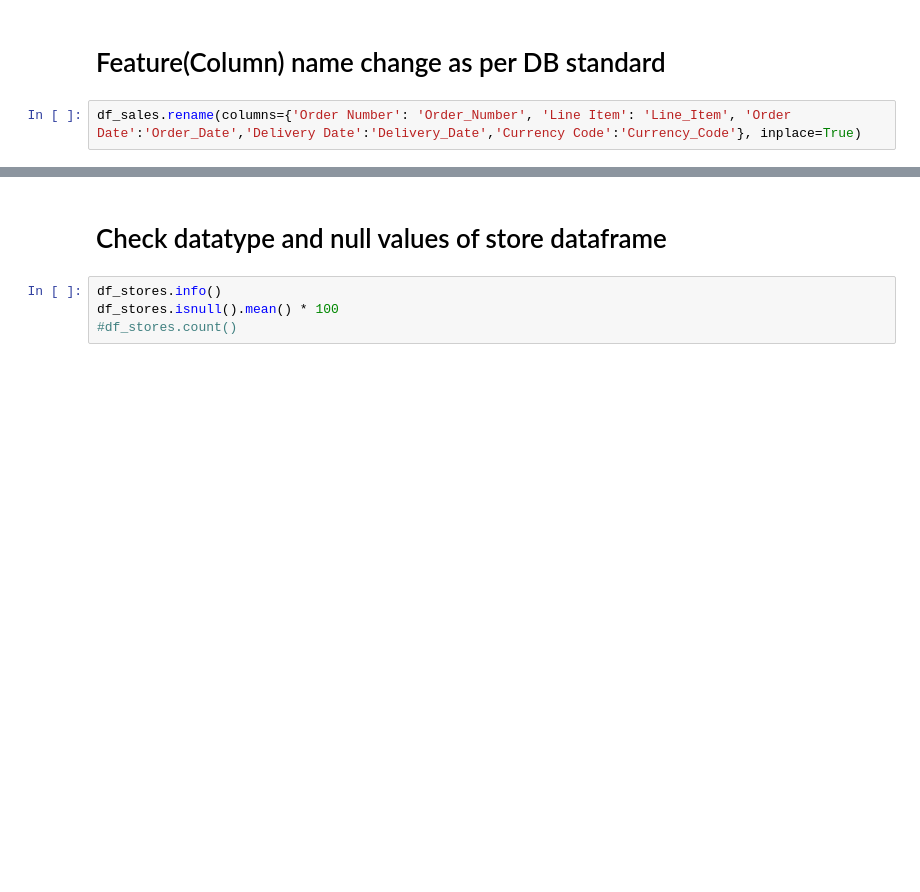
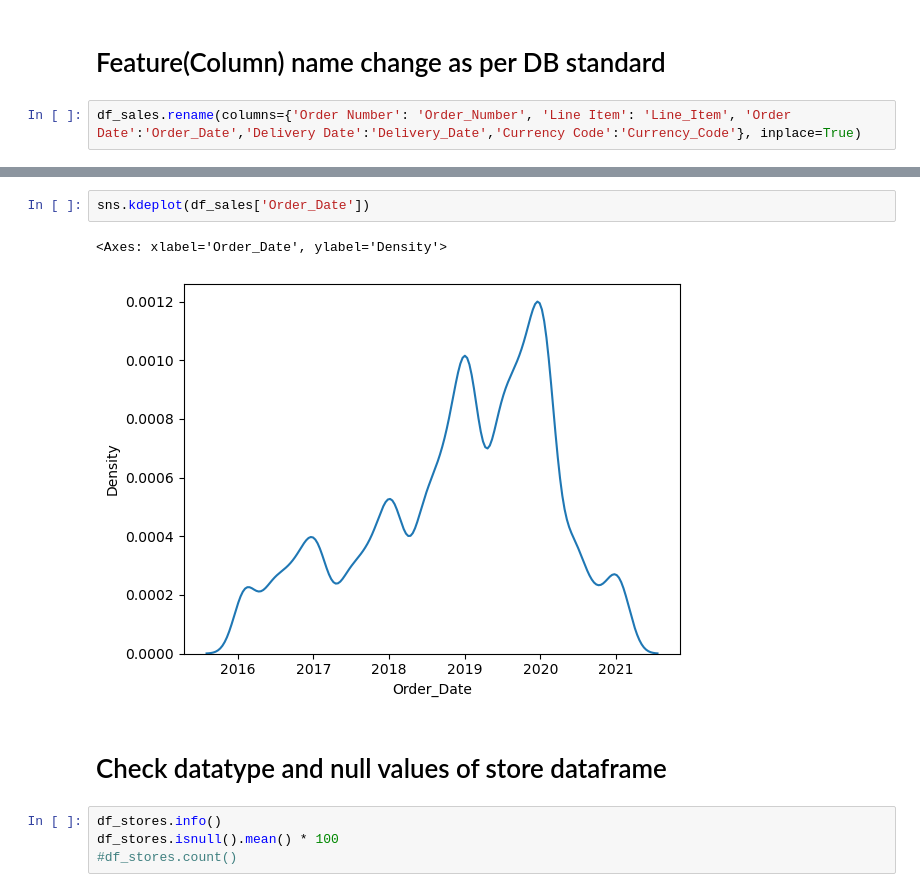
Before and after one commit to kavithajimnath/DataSpark_-Illuminating-Insights-for-Global-Electronics, a Jupyter notebook: PY_Data_Preprocessing.ipynb, the cells around one changed output, grey strips where cells are left out. Cells and saved outputs as stored; diff of their text form; blank space fills up the shorter version.

```diff
--- a/PY_Data_Preprocessing.ipynb
+++ b/PY_Data_Preprocessing.ipynb
@@ -64,3 +102,8 @@ df_sales.rename(columns={'Order Number': 'Order_Number', 'Line Item': 'Line_Item
+# %%
+sns.kdeplot(df_sales['Order_Date'])
+# %% [output]
+<Axes: xlabel='Order_Date', ylabel='Density'>
+[figure, added]
 # %% [markdown]
 # Check datatype and null values of store dataframe
 # %%
```
Also changed, not shown: parts of 10 cells of this notebook.
